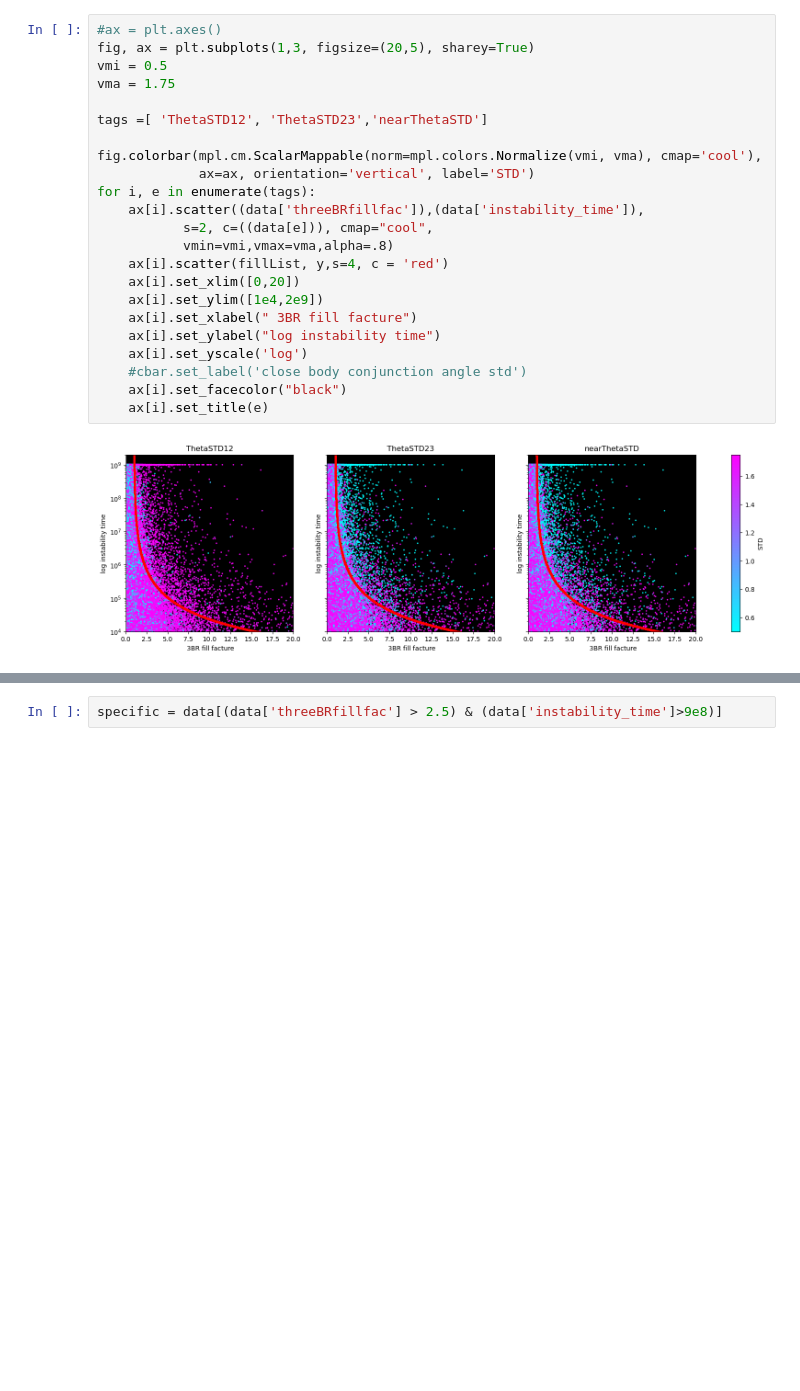
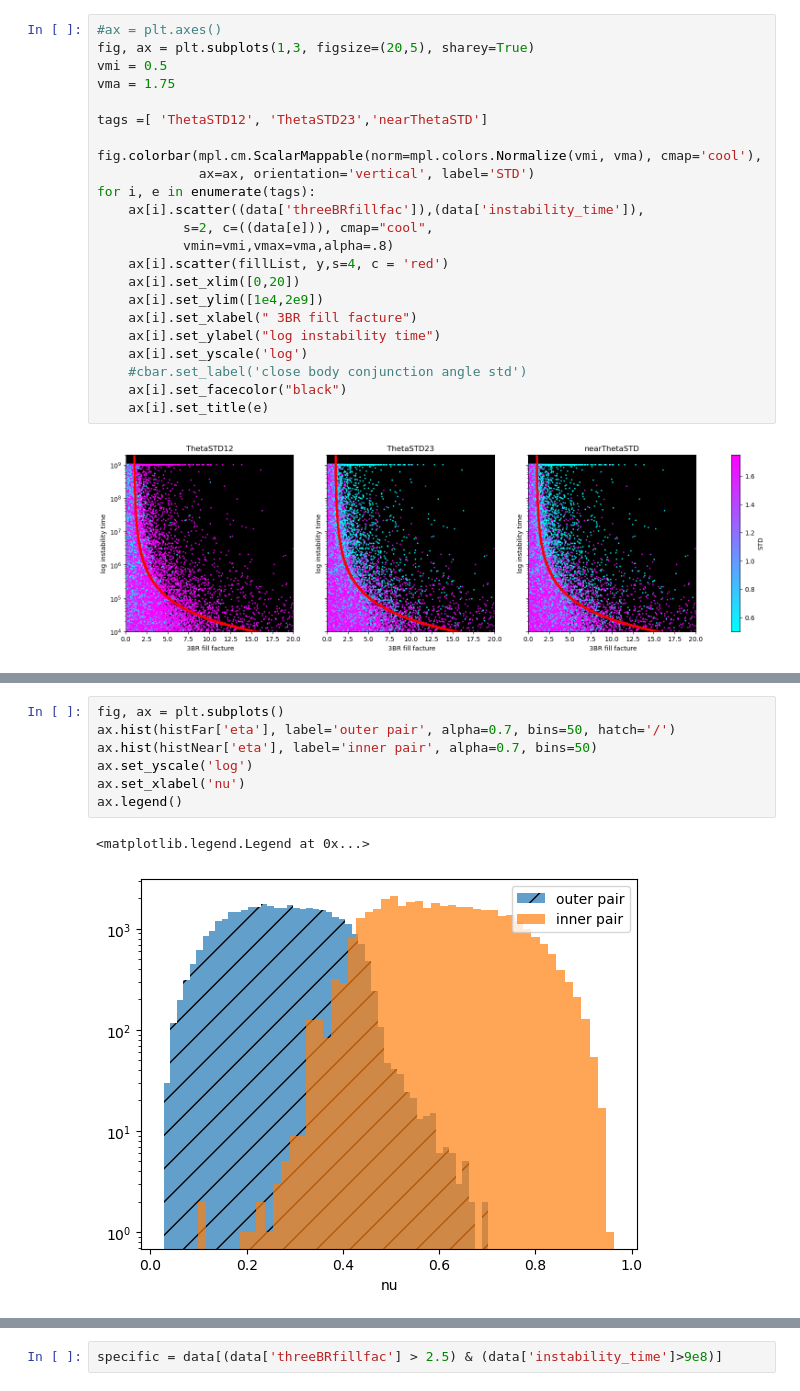
Before and after one commit to Ethadhani/spockUpdate, a Jupyter notebook: paper_plots/testing.ipynb, the cells around one changed output, grey strips where cells are left out. Saved outputs shown, nothing was run; the diff lists cells and outputs as text; blank space fills up the shorter version.

```diff
--- a/paper_plots/testing.ipynb
+++ b/paper_plots/testing.ipynb
@@ -295,0 +286,10 @@ for i, e in enumerate(tags):
+# %%
+fig, ax = plt.subplots()
+ax.hist(histFar['eta'], label='outer pair', alpha=0.7, bins=50, hatch='/')
+ax.hist(histNear['eta'], label='inner pair', alpha=0.7, bins=50)
+ax.set_yscale('log')
+ax.set_xlabel('nu')
+ax.legend()
+# %% [output]
+<matplotlib.legend.Legend at 0x...>
+[figure, added]
```
Also changed, not shown: parts of 10 cells of this notebook.
